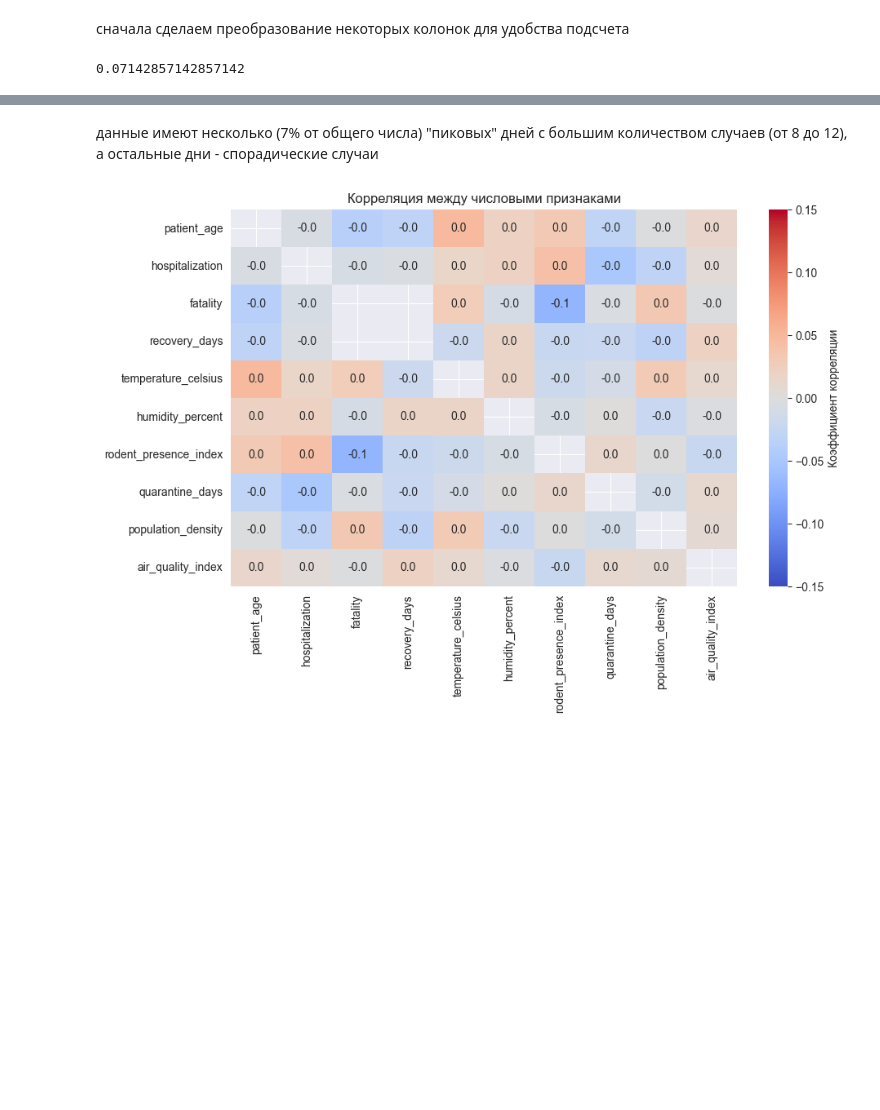
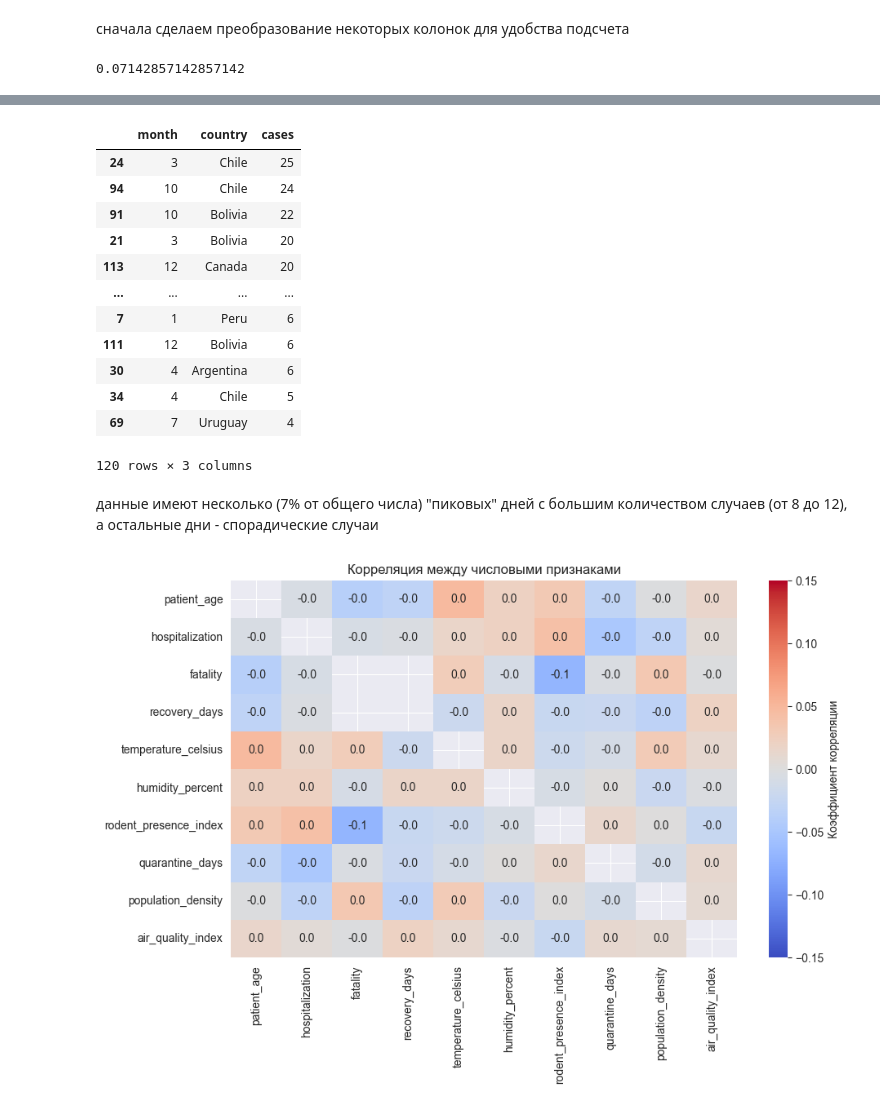
Before and after one commit to MargoUtropova/product_analitics_portfolio, a Jupyter notebook: Hantavirus/notebooks/EDA.ipynb, the cells around one changed output, grey strips where cells are left out. Drawn from its saved outputs; the diff is of its cells as text; code cells hidden in the pictures; blank space fills up the shorter version.

```diff
--- a/Hantavirus/notebooks/EDA.ipynb
+++ b/Hantavirus/notebooks/EDA.ipynb
@@ -79,3 +117,19 @@ df['report_date'].value_counts()[df['report_date'].value_counts() >= 8].size / d
+# %%
+cases.sort_values(by='cases', ascending=False)
+# %% [output]
+|  | month | country | cases |
+| 24 | 3 | Chile | 25 |
+| 94 | 10 | Chile | 24 |
+| 91 | 10 | Bolivia | 22 |
+| 21 | 3 | Bolivia | 20 |
+| 113 | 12 | Canada | 20 |
+| ... | ... | ... | ... |
+| 7 | 1 | Peru | 6 |
+| 111 | 12 | Bolivia | 6 |
+| 30 | 4 | Argentina | 6 |
+| 34 | 4 | Chile | 5 |
+| 69 | 7 | Uruguay | 4 |
+120 rows × 3 columns
 # %% [markdown]
 данные имеют несколько (7% от общего числа) "пиковых" дней  с большим количеством случаев (от 8 до 12), а остальные дни - спорадические случаи
 # %%
```
Also changed, not shown: parts of 4 cells of this notebook.
